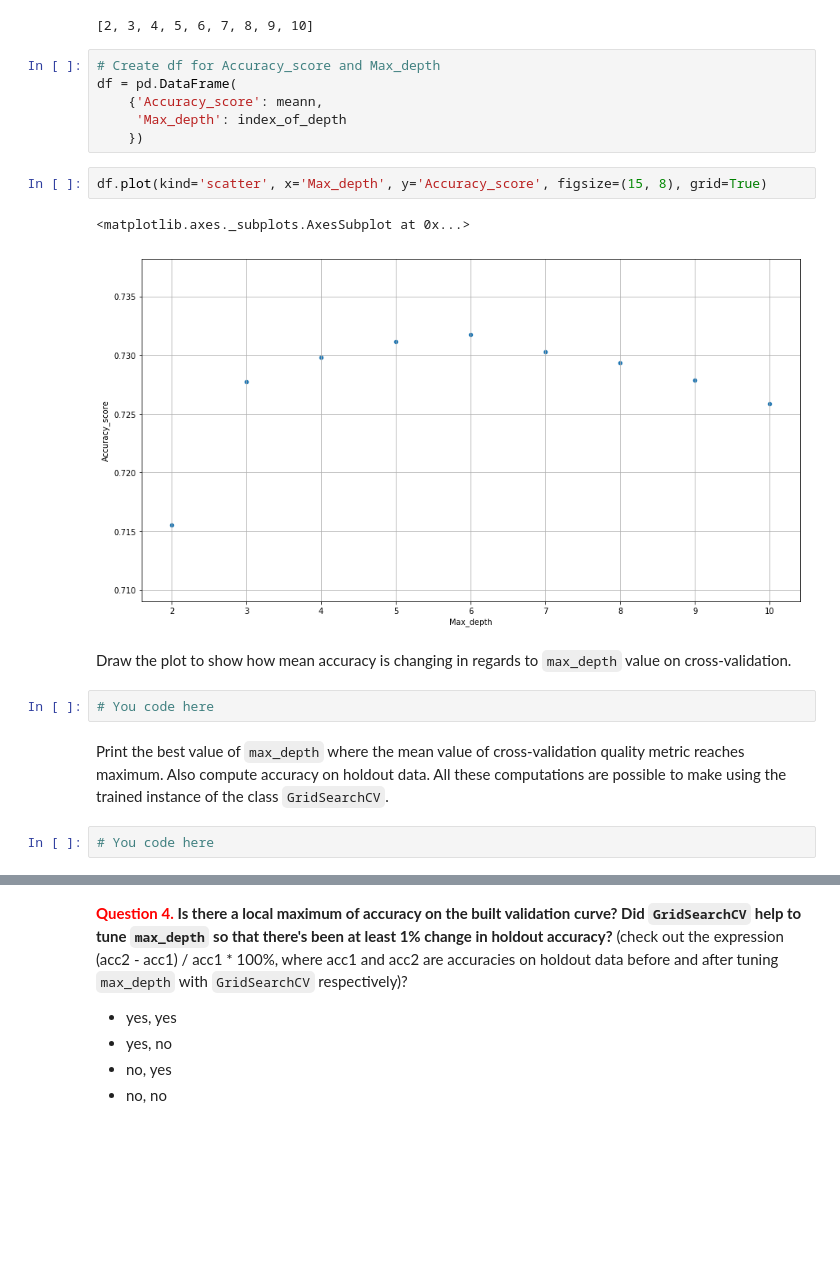
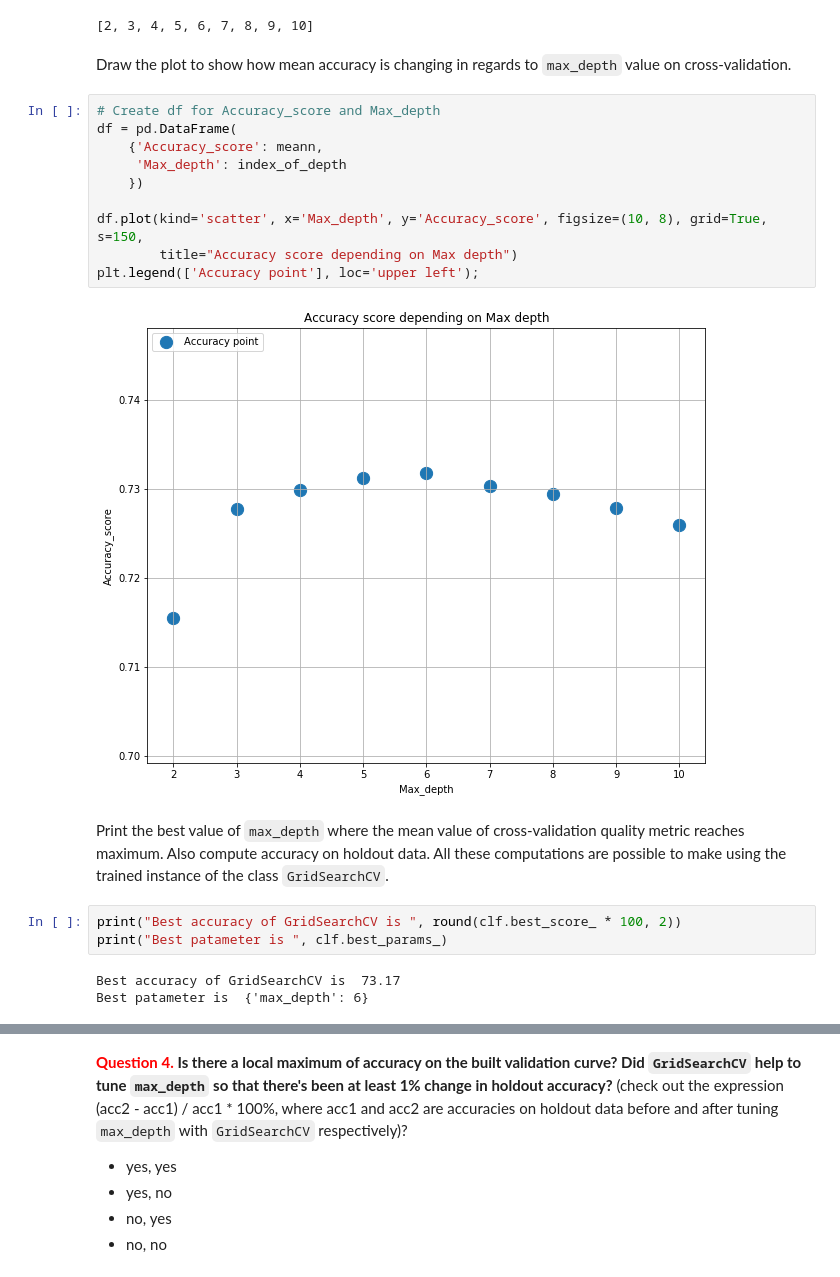
Before and after one commit to plyutik/mlcourse.ai, a Jupyter notebook: jupyter_english/assignments_fall2018/assignment3_decision_trees.ipynb, the cells around one changed output, grey strips where cells are left out. Saved outputs shown, nothing was run; the diff lists cells and outputs as text; blank space fills up the shorter version.

```diff
--- a/jupyter_english/assignments_fall2018/assignment3_decision_trees.ipynb
+++ b/jupyter_english/assignments_fall2018/assignment3_decision_trees.ipynb
@@ -270,22 +264,25 @@ for i in paramss: index_of_depth.append(list(i.values())[0])
 print(index_of_depth)
 # %% [output]
 [2, 3, 4, 5, 6, 7, 8, 9, 10]
-# %%
-# Create df for Accuracy_score and Max_depth
-df = pd.DataFrame(
-    {'Accuracy_score': meann,
-     'Max_depth': index_of_depth
-    })
-# %%
-df.plot(kind='scatter', x='Max_depth', y='Accuracy_score', figsize=(15, 8), grid=True)
-# %% [output]
-<matplotlib.axes._subplots.AxesSubplot at 0x...>
-[figure, removed]
 # %% [markdown]
 Draw the plot to show how mean accuracy is changing in regards to `max_depth` value on cross-validation.
-# %%
-# You code here
+# %%
+# Create df for Accuracy_score and Max_depth
+df = pd.DataFrame(
+    {'Accuracy_score': meann,
+     'Max_depth': index_of_depth
+    })
+
+df.plot(kind='scatter', x='Max_depth', y='Accuracy_score', figsize=(10, 8), grid=True, s=150,
+        title="Accuracy score depending on Max depth")
+plt.legend(['Accuracy point'], loc='upper left');
+# %% [output]
+[figure, added]
 # %% [markdown]
 Print the best value of `max_depth` where the mean value of cross-validation quality metric reaches maximum. Also compute accuracy on holdout data. All these computations are possible to make using the trained instance of the class `GridSearchCV`.
-# %%
-# You code here
+# %%
+print("Best accuracy of GridSearchCV is ", round(clf.best_score_ * 100, 2))
+print("Best patameter is ", clf.best_params_)
+# %% [output]
+Best accuracy of GridSearchCV is  73.17
+Best patameter is  {'max_depth': 6}
```
Also changed, not shown: parts of 11 cells of this notebook.
